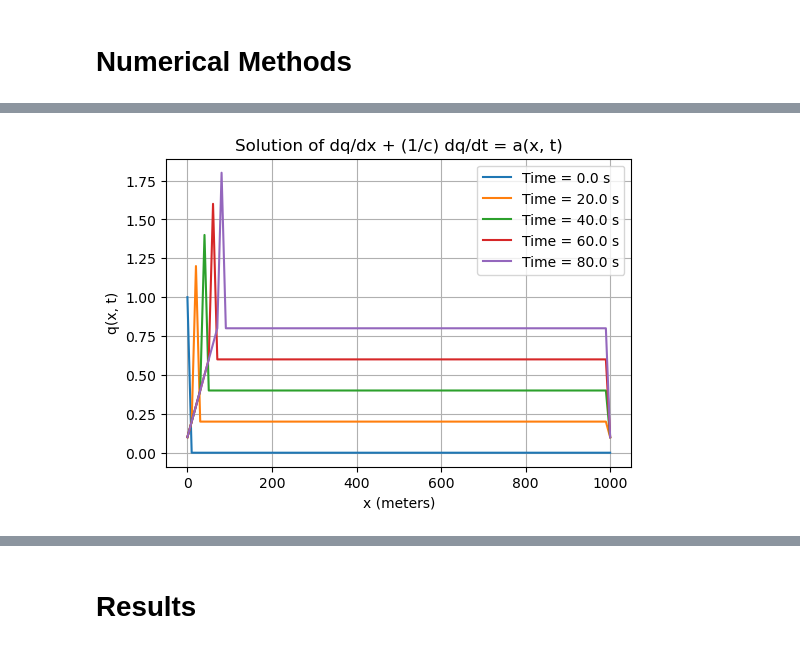
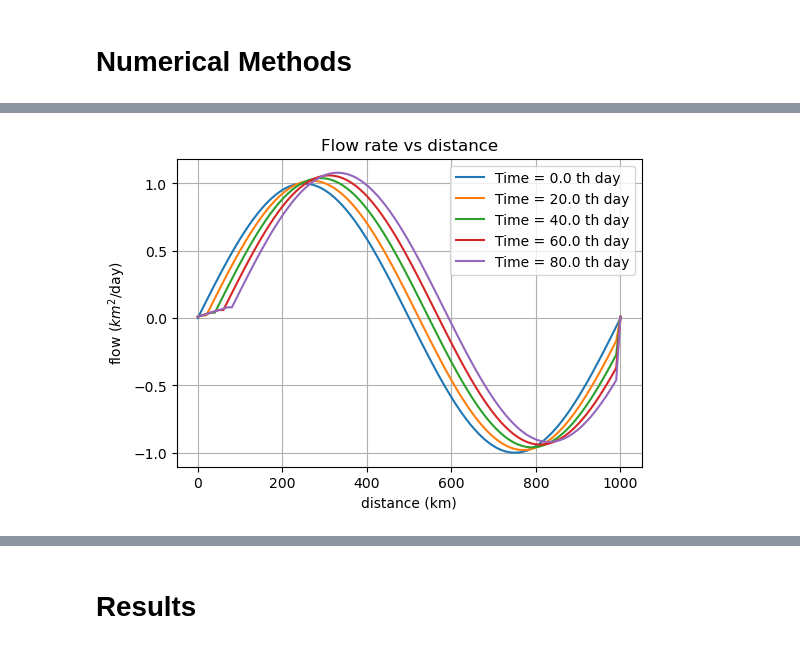
Before and after one commit to samisaurin/easfinal, a Jupyter notebook: eas2.ipynb, the cells around one changed output, grey strips where cells are left out. Saved outputs shown, nothing was run; the diff lists cells and outputs as text; code cells hidden in the pictures.

```diff
--- a/eas2.ipynb
+++ b/eas2.ipynb
@@ -23,7 +80,7 @@ import numpy as np
 from scipy.sparse import spdiags
 import matplotlib.pyplot as plt
 
-L = 1000  # Glacier length (meters)
+L = 1000 # Glacier length (meters)
 T = 100  # Total simulation time (seconds)
 dx = 10  # Spatial step (meters)
 dt = 10  # Time step (seconds)
@@ -37,41 +94,41 @@ t = np.linspace(0, T, nt)
 
 # Accumulation
 def a(x, t):
-    return .01
+    return .001
 # Initial and boundary conditions
 q = np.zeros((nt, nx))
-q[0, :] = np.exp(-x)  # Initial condition
+q[0, :] = np.sin(2 * np.pi * x / L)  # Initial condition
 
 # Advection matrix
 Cr = c * dt / dx
 data = np.array([Cr * np.ones(nx), (1 - Cr) * np.ones(nx)])
 diags = np.array([-1, 0])
 M = spdiags(data, diags, nx, nx).toarray()
 
 # Boundary conditions
 M[0, 0] = 0  # Left boundary condition
 M[-1, -1] = 0  # Right boundary condition
 M[-1, -2] = 0  # Right boundary condition (no flux)
 
 #loop
 for n in range(1, nt):
     C = q[n-1, :]
     Cnew = np.matmul(M, C)
 
     Cnew += dt * a(x, t[n])
 
     q[n, :] = Cnew
 
 # Plot
 plt.figure(figsize=(6, 4))
 for n in range(0, nt, nt // 5):
-    plt.plot(x, q[n, :], label=f'Time = {n * dt:.1f} s')
+    plt.plot(x, q[n, :], label=f'Time = {n * dt:.1f} th day')
 
-plt.xlabel('x (meters)')
-plt.ylabel('q(x, t)')
-plt.title('Solution of dq/dx + (1/c) dq/dt = a(x, t)')
+plt.xlabel('distance (km)')
+plt.ylabel('flow ($km^2$/day)')
+plt.title('Flow rate vs distance')
 plt.legend()
 plt.grid()
 plt.show()
 # %% [output]
-[figure, old version]
+[figure, new version]
```
Also changed, not shown: parts of 11 cells of this notebook.
